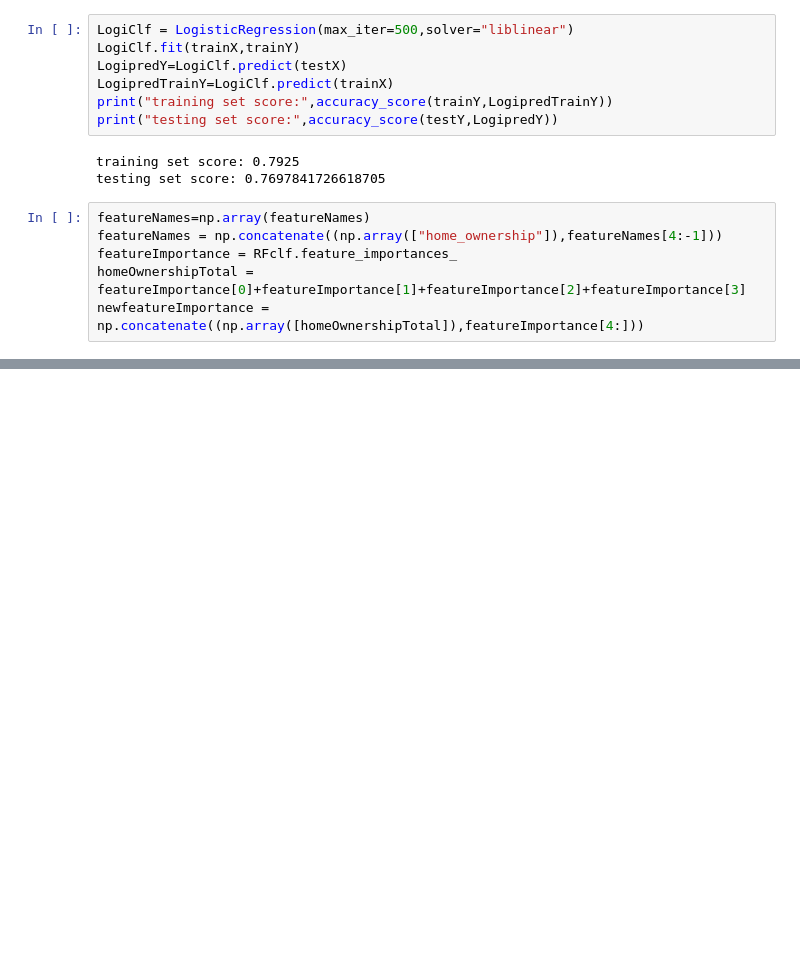
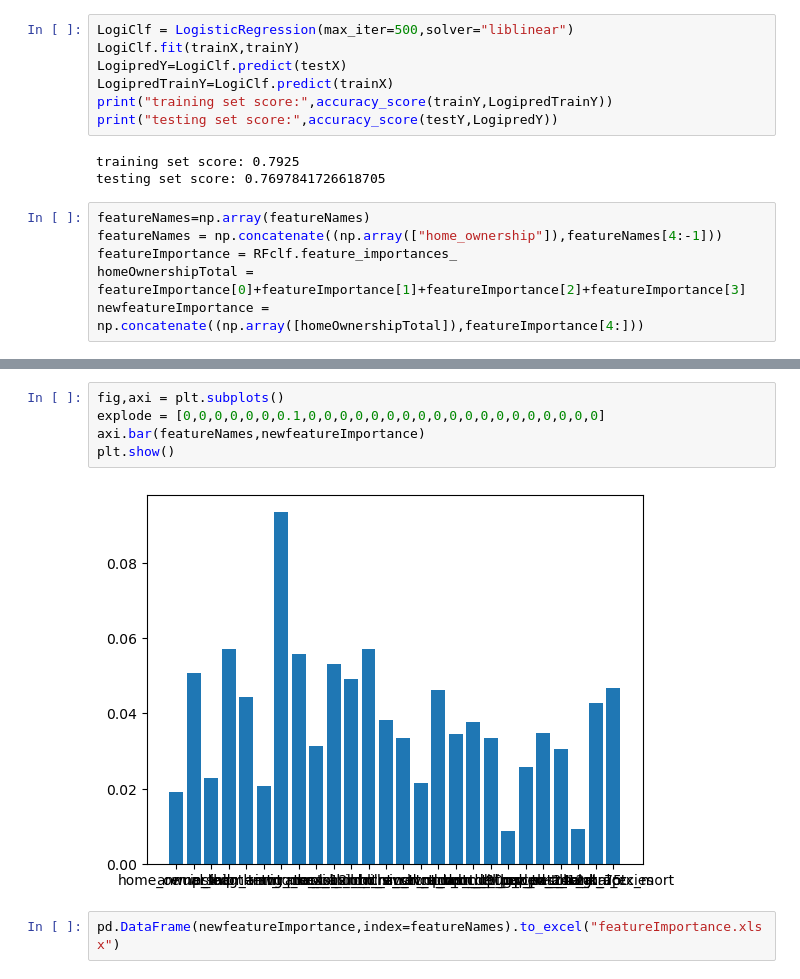
Before and after one commit to Haoran-Jie/LloydsDataChallenge, a Jupyter notebook: PredictionModel.ipynb, the cells around one changed output, grey strips where cells are left out. Cells and saved outputs as stored; diff of their text form; blank space fills up the shorter version.

Commit message:
Created feature importance xlsx for graph plotting from excel

```diff
--- a/PredictionModel.ipynb
+++ b/PredictionModel.ipynb
@@ -61,0 +62,9 @@ plt.show()
+# %%
+fig,axi = plt.subplots()
+explode = [0,0,0,0,0,0,0.1,0,0,0,0,0,0,0,0,0,0,0,0,0,0,0,0,0,0,0]
+axi.bar(featureNames,newfeatureImportance)
+plt.show()
+# %% [output]
+[figure, added]
+# %%
+pd.DataFrame(newfeatureImportance,index=featureNames).to_excel("featureImportance.xlsx")
```
Also changed, not shown: parts of 3 cells of this notebook, 1 other file.
